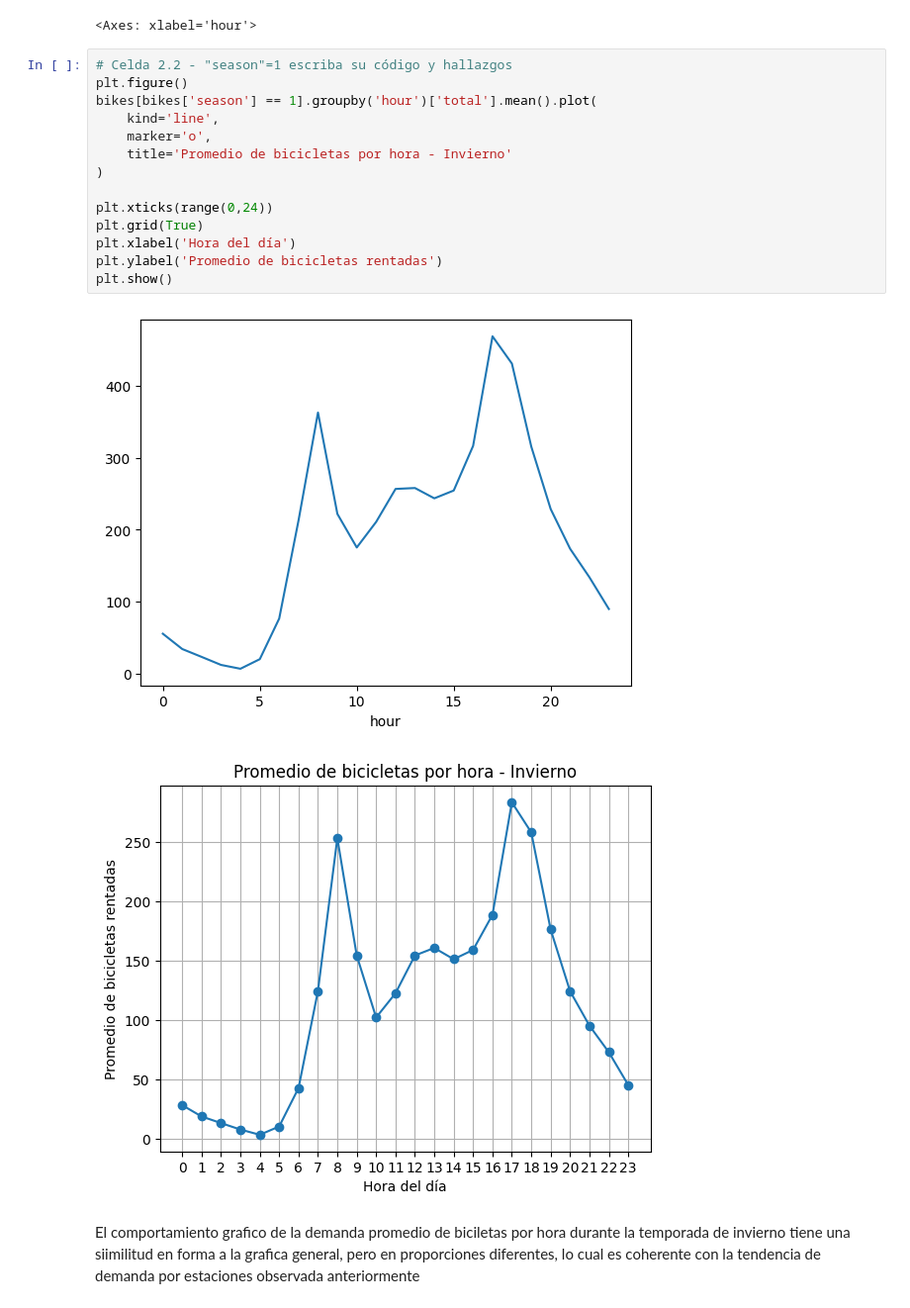
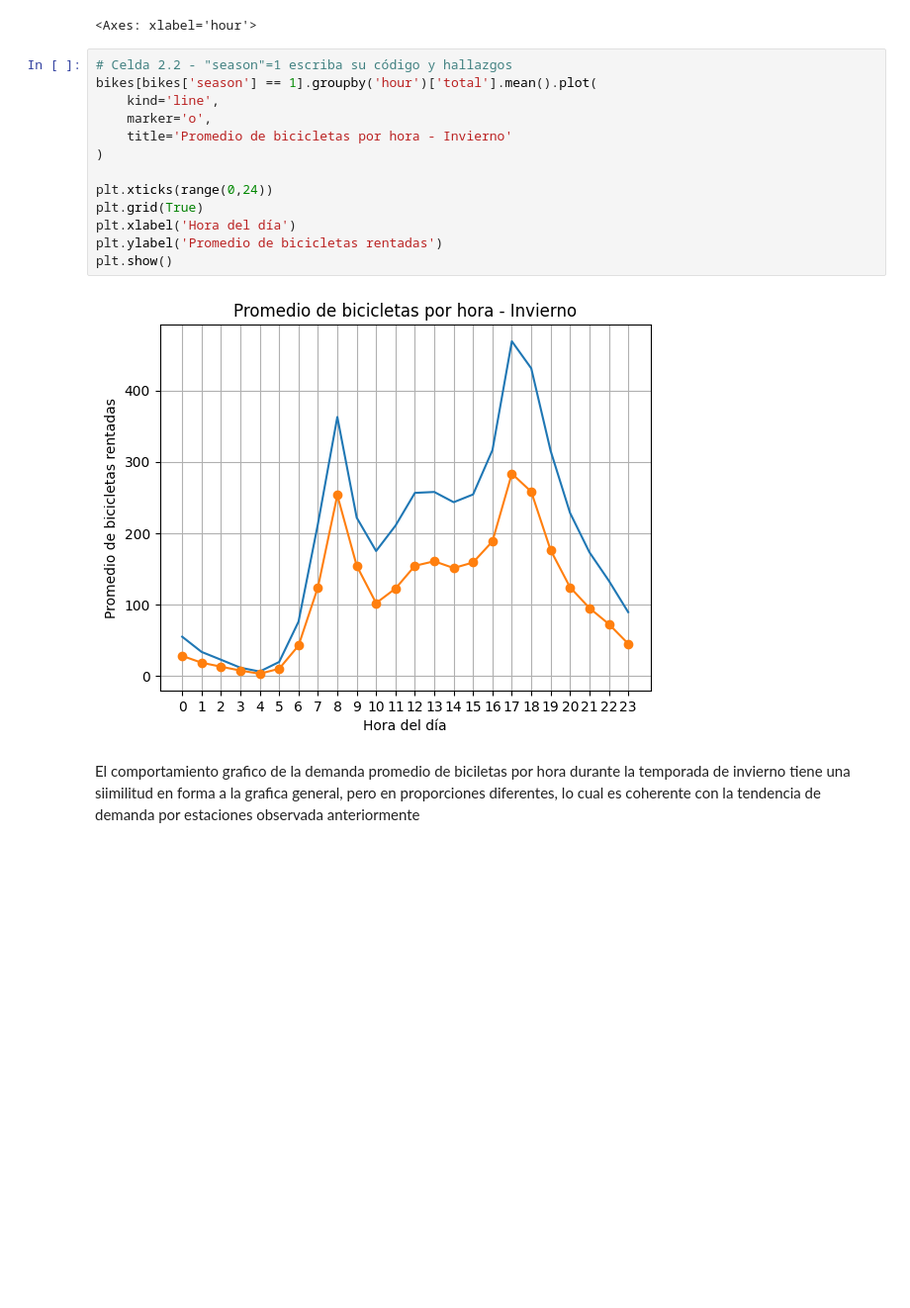
Before and after one commit to Walle-Chingg-Uparela/MIAD_ML_NLP_2026, a Jupyter notebook: Semana 1/S1TC1_arboles_ensamblajes.ipynb, the cells around one changed output. Shown at 99% size. Cells and saved outputs as stored; diff of their text form; blank space fills up the shorter version.

```diff
--- a/Semana 1/S1TC1_arboles_ensamblajes.ipynb
+++ b/Semana 1/S1TC1_arboles_ensamblajes.ipynb
@@ -106,21 +106,19 @@ bikes.groupby('hour').total.mean().plot()
 <Axes: xlabel='hour'>
 # %%
 # Celda 2.2 - "season"=1 escriba su código y hallazgos
-plt.figure()
 bikes[bikes['season'] == 1].groupby('hour')['total'].mean().plot(
     kind='line',
     marker='o',
     title='Promedio de bicicletas por hora - Invierno'
 )
 
 plt.xticks(range(0,24))
 plt.grid(True)
 plt.xlabel('Hora del día')
 plt.ylabel('Promedio de bicicletas rentadas')
 plt.show()
 # %% [output]
-[figure, old version]
+[figure, new version]
-[figure, removed]
 # %% [markdown]
 El comportamiento grafico de la demanda promedio de biciletas por hora durante la temporada de invierno tiene una siimilitud en forma a la grafica general, pero en proporciones diferentes, lo cual es coherente con la tendencia de demanda por estaciones observada anteriormente
 # %%
```
Also changed, not shown: parts of 15 cells of this notebook.
